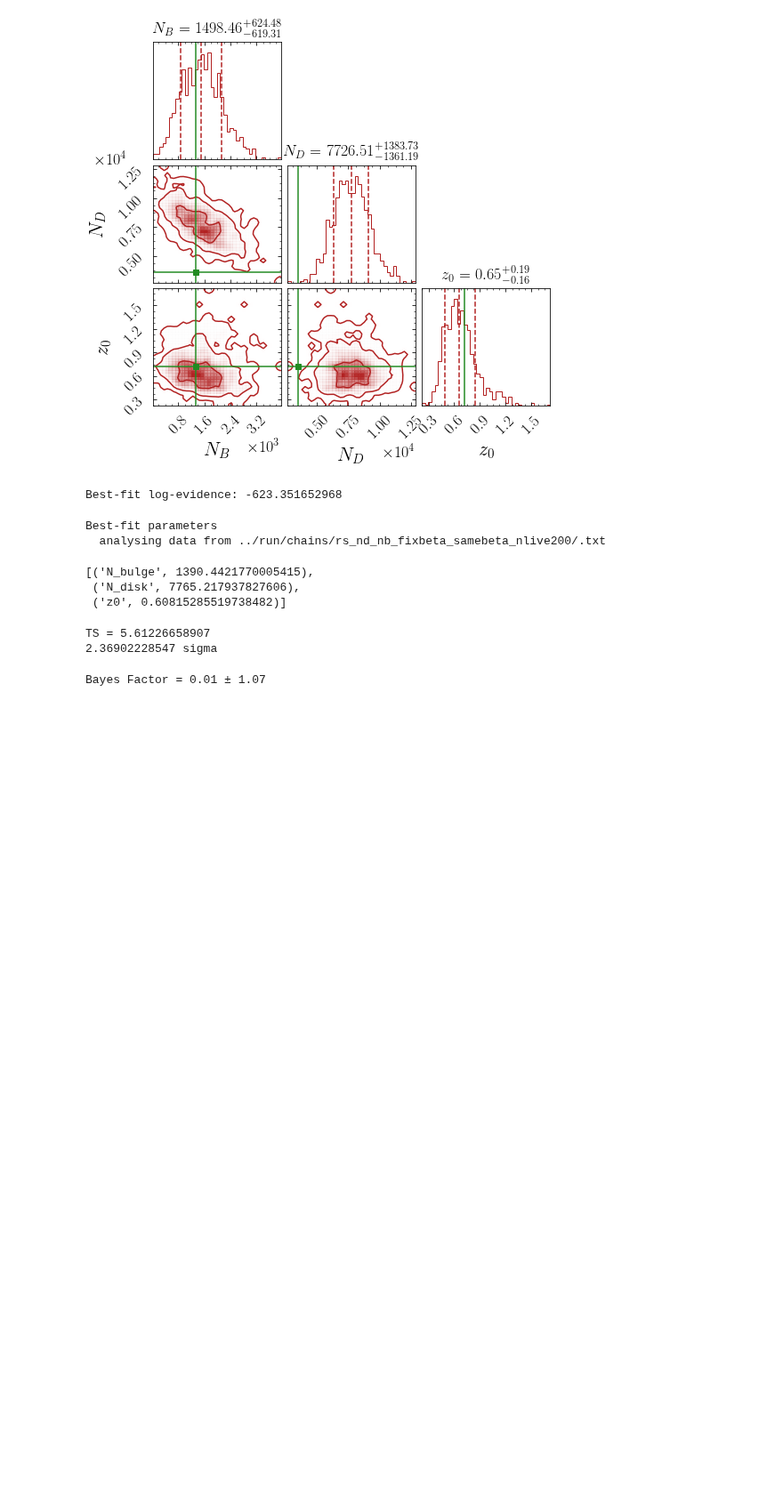
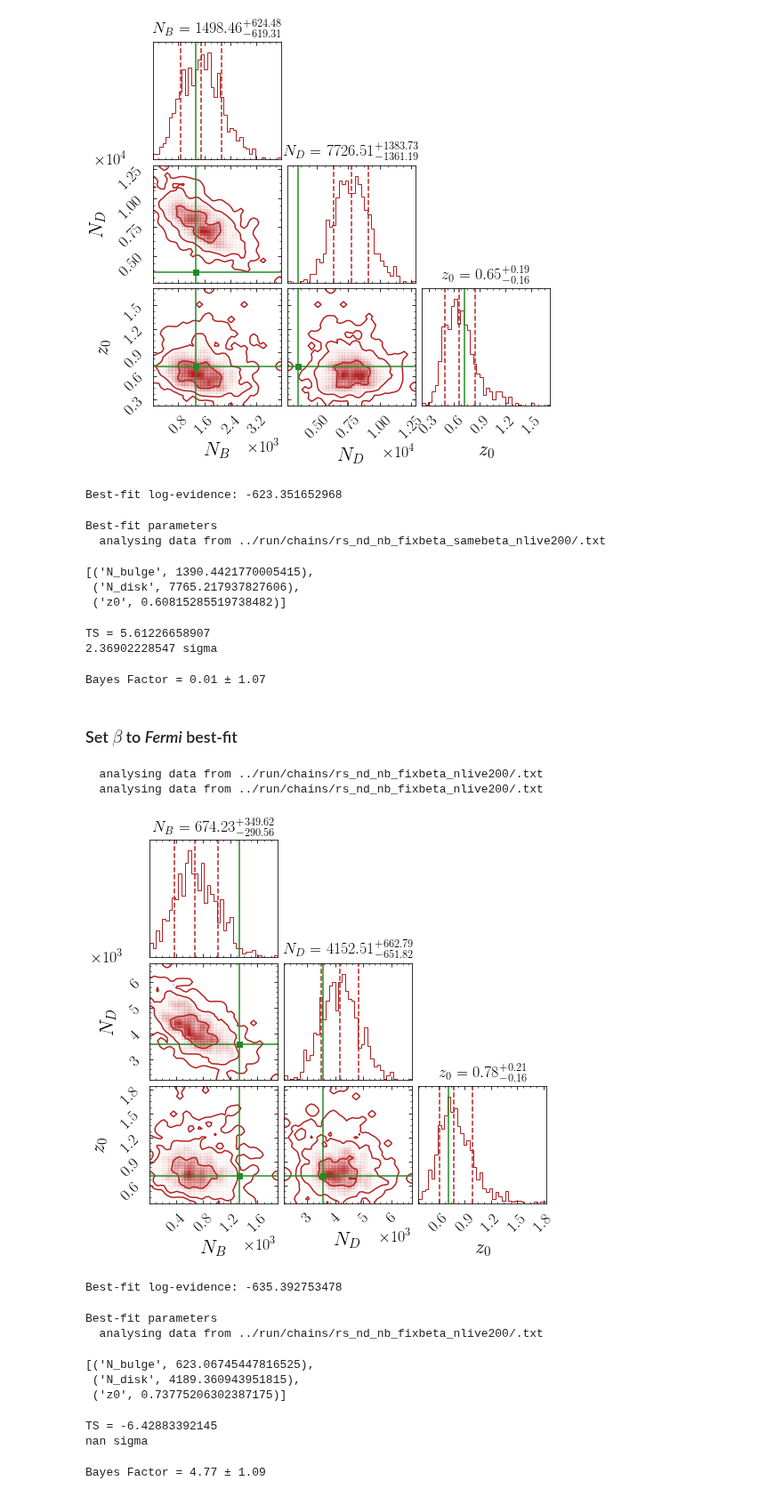
Before and after one commit to bsafdi/GCE-2FIG, a Jupyter notebook: notebooks/4_3_Full_Scans-FixBeta.ipynb, the cells around one changed output. Shown at 89% size. Drawn from its saved outputs; the diff is of its cells as text; code cells hidden in the pictures; blank space fills up the shorter version.

Commit message:
Added runs with fixed beta

```diff
--- a/notebooks/4_3_Full_Scans-FixBeta.ipynb
+++ b/notebooks/4_3_Full_Scans-FixBeta.ipynb
@@ -102,3 +99,54 @@ BF = np.exp(lge_nd_nb_global - lge_nd_global)
 print "Bayes Factor =", str(BF[0])[:4], "±",  str(BF[1])[:4]
 # %% [output]
 Bayes Factor = 0.01 ± 1.07
+# %% [markdown]
+### Set $\beta$ to _Fermi_ best-fit
+# %%
+fixed_params = ['n','sigma','alpha','Lmax_disk', 'Lmax_bulge', 'beta']
+fixed_param_vals = [2.35,1.528,2.6,1.0e36,1.0e36,1.24]
+
+floated_params = ['N_bulge','N_disk','z0']
+floated_param_priors = [[0,3000000],[0,3000000],[0.01,2.0]]
+
+rs_nd_nb = run_scan(fixed_params, fixed_param_vals, floated_params, floated_param_priors, Ns = 500, Nang = 10, share_betas=True, use_prior=True, Nang_prior=500)
+# %%
+rs_nd_nb = run_scan(fixed_params, fixed_param_vals, floated_params, floated_param_priors, Ns = 200, Nang = 10, share_betas=True, use_prior=True)
+# %%
+chains_dir = '../run/chains/rs_nd_nb_fixbeta_nlive200/'
+# %%
+lge_nd_nb = rs_nd_nb.get_bestfit_lge(chains_dir=chains_dir)
+lge_nd_nb_global = np.array(rs_nd_nb.get_global_lge(chains_dir=chains_dir))
+# %% [output]
+  analysing data from ../run/chains/rs_nd_nb_fixbeta_nlive200/.txt
+  analysing data from ../run/chains/rs_nd_nb_fixbeta_nlive200/.txt
+# %%
+rs_nd_nb.plot_corner(labels = ['$N_B$','$N_D$','$z_0$'], truths = [1330, 3560, 0.72],  chains_dir=chains_dir)
+plt.subplots_adjust(bottom = .2)
+# plt.savefig("plots/rs_nd_nb.pdf")
+# %% [output]
+[figure, added]
+# %%
+print "Best-fit log-evidence:",2*lge_nd_nb
+# %% [output]
+Best-fit log-evidence: -635.392753478
+# %%
+print "Best-fit parameters"
+zip(floated_params, rs_nd_nb.get_bestfit_params(chains_dir))
+# %% [output]
+Best-fit parameters
+  analysing data from ../run/chains/rs_nd_nb_fixbeta_nlive200/.txt
+[('N_bulge', 623.06745447816525),
+ ('N_disk', 4189.360943951815),
+ ('z0', 0.73775206302387175)]
+# %%
+TS = 2*(lge_nd_nb - lge_nd)
+print "TS =", TS
+print np.sqrt(TS), "sigma"
+# %% [output]
+TS = -6.42883392145
+nan sigma
+# %%
+BF = np.exp(lge_nd_nb_global - lge_nd_global)
+print "Bayes Factor =", str(BF[0])[:4], "±",  str(BF[1])[:4]
+# %% [output]
+Bayes Factor = 4.77 ± 1.09
```
Also changed, not shown: parts of 2 cells of this notebook.
